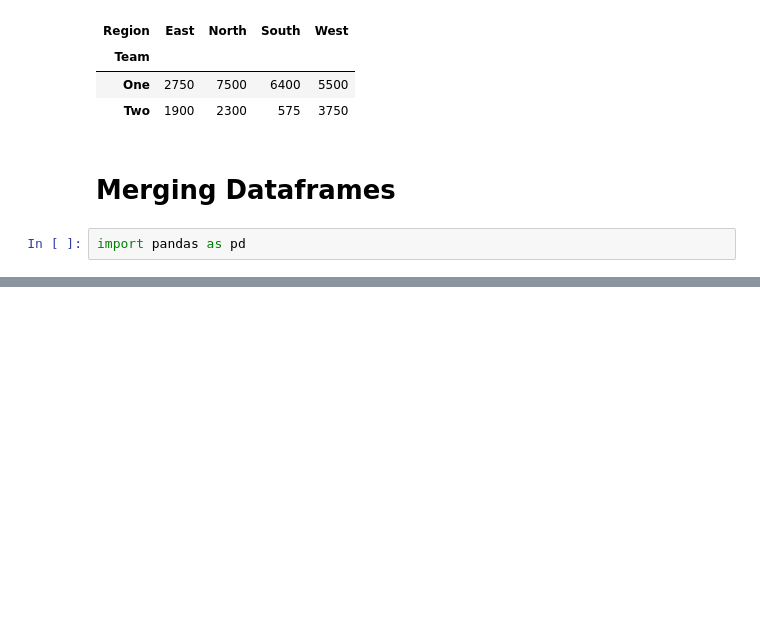
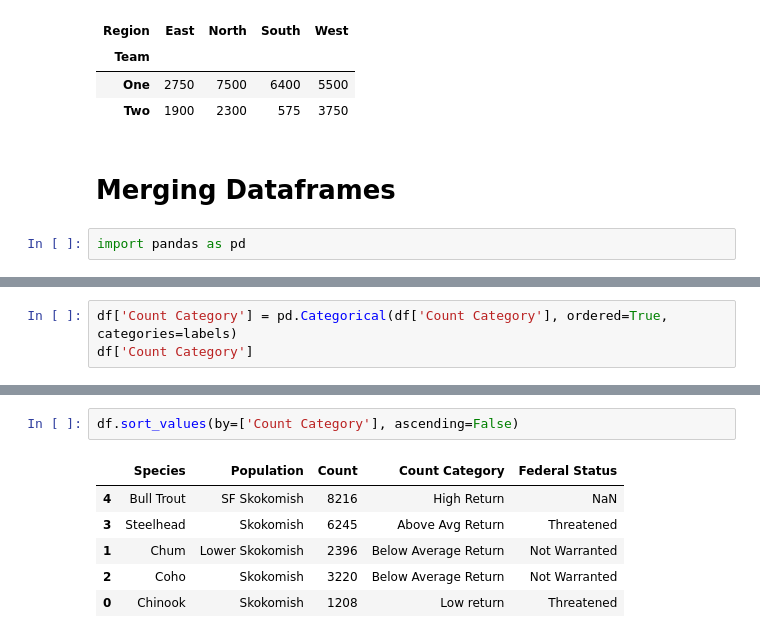
Before and after one commit to Rohitkumar-88/ML_Projects, a Jupyter notebook: Advance_Pandas.ipynb, the cells around one changed output, grey strips where cells are left out. Drawn from its saved outputs; the diff is of its cells as text; blank space fills up the shorter version.

```diff
--- a/Advance_Pandas.ipynb
+++ b/Advance_Pandas.ipynb
@@ -807,0 +947,3 @@ import pandas as pd
+# %%
+df['Count Category'] = pd.Categorical(df['Count Category'], ordered=True, categories=labels)
+df['Count Category']
@@ -807,0 +959,9 @@ import pandas as pd
+# %%
+df.sort_values(by=['Count Category'], ascending=False)
+# %% [output]
+|  | Species | Population | Count | Count Category | Federal Status |
+| 4 | Bull Trout | SF Skokomish | 8216 | High Return | NaN |
+| 3 | Steelhead | Skokomish | 6245 | Above Avg Return | Threatened |
+| 1 | Chum | Lower Skokomish | 2396 | Below Average Return | Not Warranted |
+| 2 | Coho | Skokomish | 3220 | Below Average Return | Not Warranted |
+| 0 | Chinook | Skokomish | 1208 | Low return | Threatened |
```
Also changed, not shown: parts of 28 cells of this notebook.
